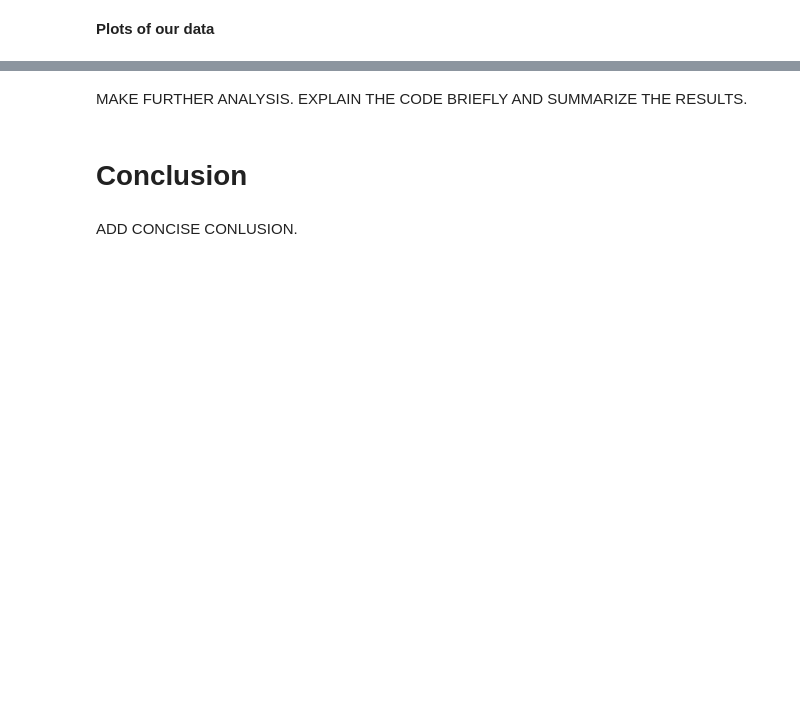
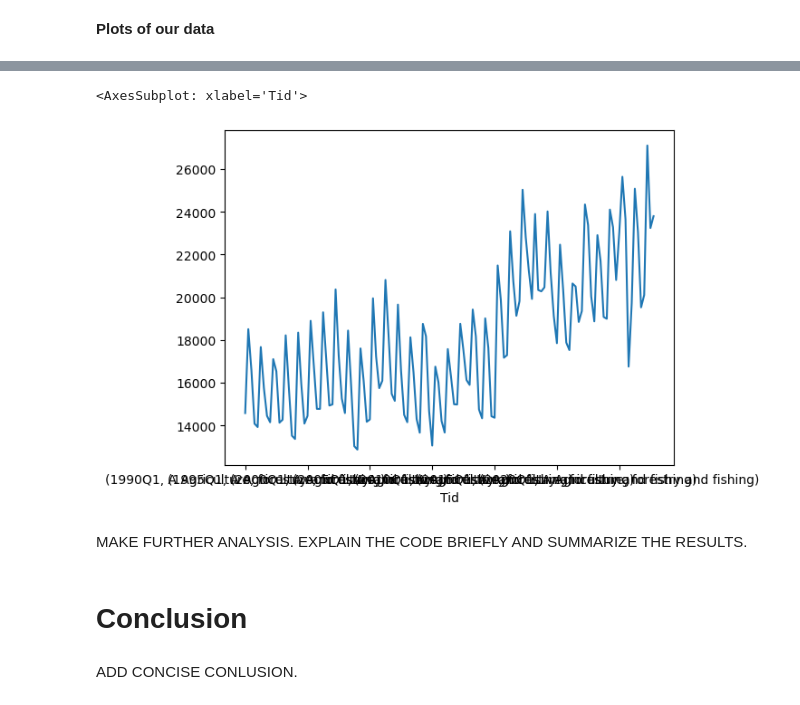
Before and after one commit to NumEconCopenhagen/projects-2023-jacob-per, a Jupyter notebook: dataproject/dataproject.ipynb, the cells around one changed output, grey strips where cells are left out. Cells and saved outputs as stored; diff of their text form; code cells hidden in the pictures; blank space fills up the shorter version.

```diff
--- a/dataproject/dataproject.ipynb
+++ b/dataproject/dataproject.ipynb
@@ -221,0 +229,11 @@ api_inner.groupby(by='BRANCHE')['INDHOLD_GDP'].describe()
+# %%
+api_branche = api_inner.groupby(by=['TID','BRANCHE'])['INDHOLD_GDP'].describe()
+# api_branche = api_inner.groupby(by='BRANCHE')['INDHOLD_GDP'].describe()
+# api_branche = api_branche.sort_values(by='mean',ascending=False)
+# api_branche = api_branche.head(5)
+api_branche = api_branche['mean']
+# I = api_branche.BRANCHE.str.contains('A')
+# api_branche.loc[I, :]
+# api_branche = api_branche.loc[I == True]
+api_branche
+# type(api_branche)
@@ -221,0 +254,4 @@ api_inner.groupby(by='BRANCHE')['INDHOLD_GDP'].describe()
+# %%
+api_branche = api_branche.filter(like='Agriculture')
+api_branche = api_branche.dataframe()
+api_branche
@@ -229,3 +262,9 @@ NameError: name 'hist' is not defined
+# %%
+
+api_branche.plot(kind='line',x='TID',xlabel='Tid',)
+# %% [output]
+<AxesSubplot: xlabel='Tid'>
+[figure, added]
 # %% [markdown]
 MAKE FURTHER ANALYSIS. EXPLAIN THE CODE BRIEFLY AND SUMMARIZE THE RESULTS.
 # %% [markdown]
```
Also changed, not shown: parts of 8 cells of this notebook.
